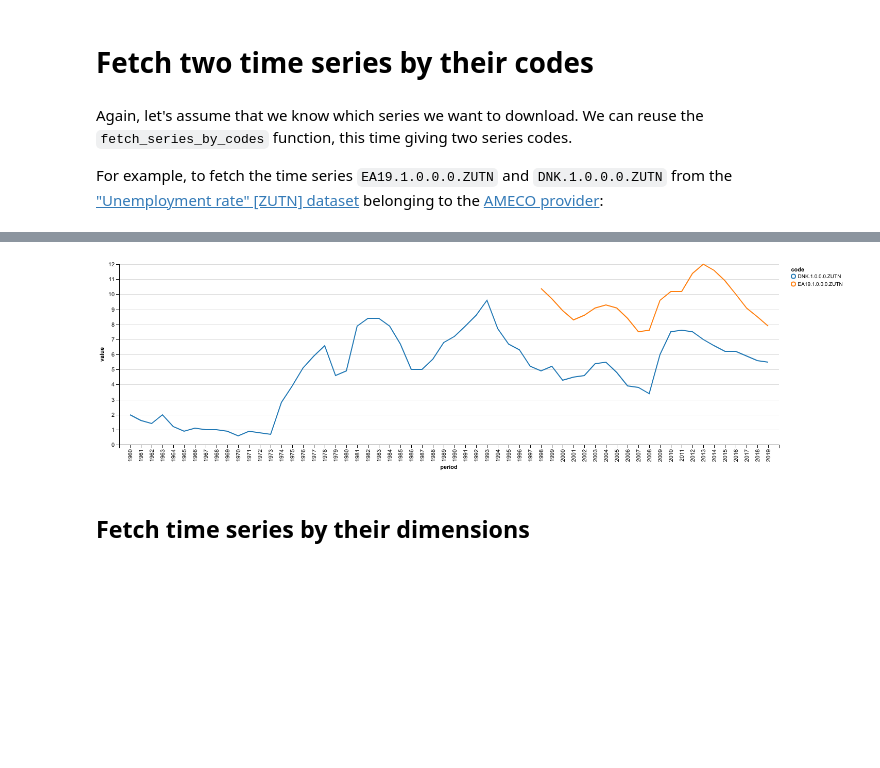
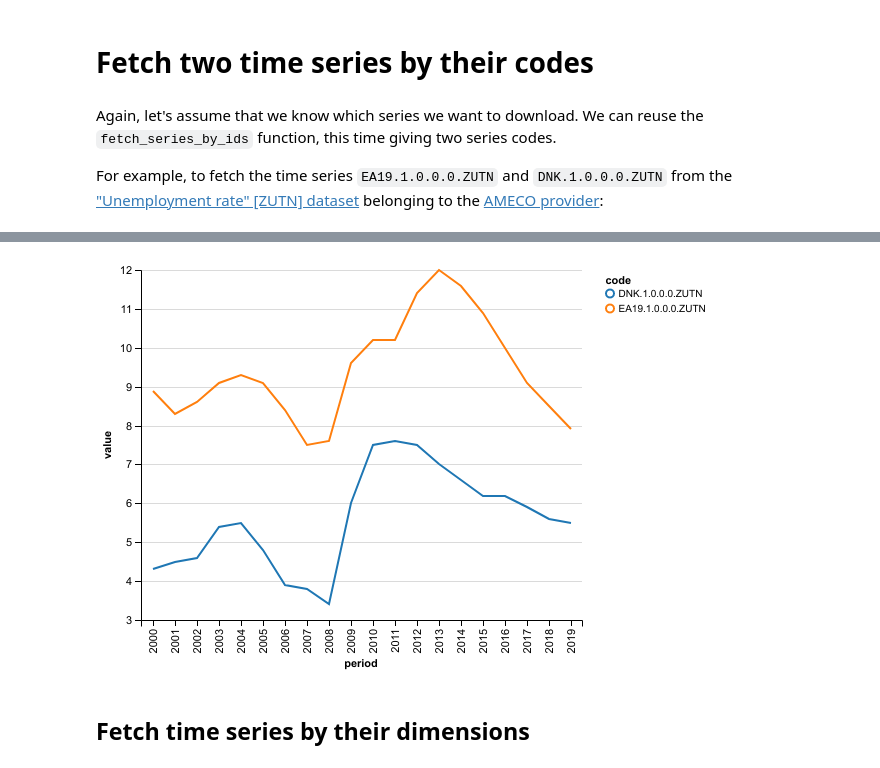
Before and after one commit to ceschi/dbnomics-python-client, a Jupyter notebook: index.ipynb, the cells around one changed output, grey strips where cells are left out. Cells and saved outputs as stored; diff of their text form; code cells hidden in the pictures; blank space fills up the shorter version.

```diff
--- a/index.ipynb
+++ b/index.ipynb
@@ -82,15 +78,14 @@ chart
 # %% [markdown]
 # Fetch two time series by their codes
 # %% [markdown]
-Again, let's assume that we know which series we want to download. We can reuse the `fetch_series_by_codes` function, this time giving two series codes.
+Again, let's assume that we know which series we want to download. We can reuse the `fetch_series_by_ids` function, this time giving two series codes.
 
 For example, to fetch the time series `EA19.1.0.0.0.ZUTN` and `DNK.1.0.0.0.ZUTN` from the ["Unemployment rate" [ZUTN] dataset](https://next.nomics.world/AMECO/ZUTN) belonging to the [AMECO provider](https://next.nomics.world/AMECO):
 # %%
-df2 = fetch_series_by_codes(
-    provider_code='AMECO',
-    dataset_code='ZUTN',
-    series_codes=['EA19.1.0.0.0.ZUTN', 'DNK.1.0.0.0.ZUTN'],
-)
+df2 = fetch_series_by_ids([
+    ('AMECO', 'ZUTN', 'EA19.1.0.0.0.ZUTN'),
+    ('AMECO', 'ZUTN', 'DNK.1.0.0.0.ZUTN'),
+])
 df2.head()
 # %% [output]
 |  | Country | Frequency | Unit | code | freq | geo | name | period | unit | value | ... |
@@ -100,15 +95,16 @@ df2.head()
 | 3 | Euro area | Annually | (Percentage of active population) | EA19.1.0.0.0.ZUTN | a | ea19 | Euro area | 1963 | percentage-of-active-population | NA | ... |
 | 4 | Euro area | Annually | (Percentage of active population) | EA19.1.0.0.0.ZUTN | a | ea19 | Euro area | 1964 | percentage-of-active-population | NA | ... |
 # %%
-chart = alt.Chart(clean_dataframe(df2)).mark_line().encode(
+range_df = clean_dataframe(df2).query("period >= '2000'")
+chart = Chart(range_df).mark_line().encode(
     x='period',
-    y='value',
+    y=Y('value', scale=Scale(zero=False)),
     color='code',
 )
 chart
 # %% [output]
 [interactive output not drawn]
-[figure, old version]
+[figure, new version]
 # %% [markdown]
 ## Fetch time series by their dimensions
 # %% [markdown]
```
Also changed, not shown: parts of 11 cells of this notebook, 4 other files.
